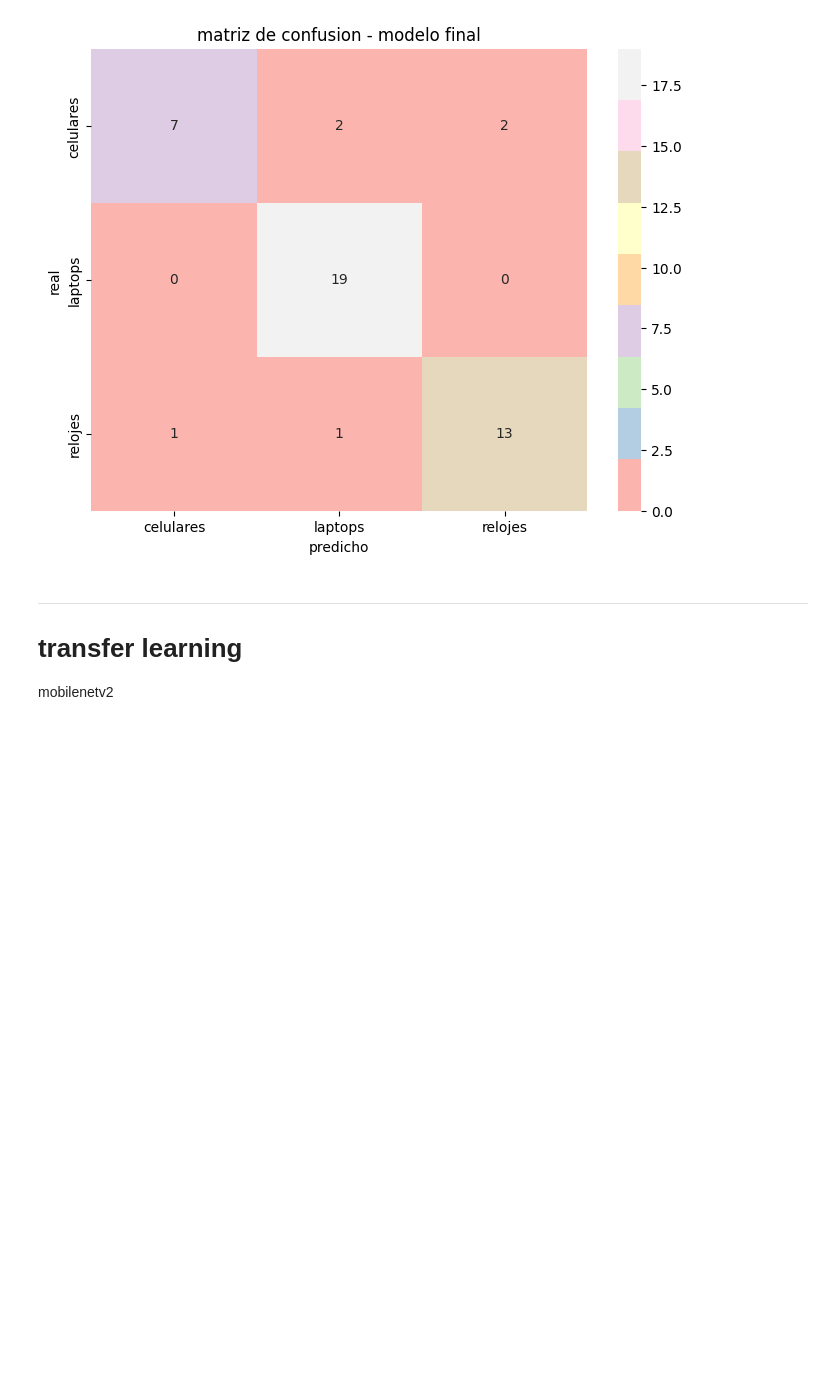
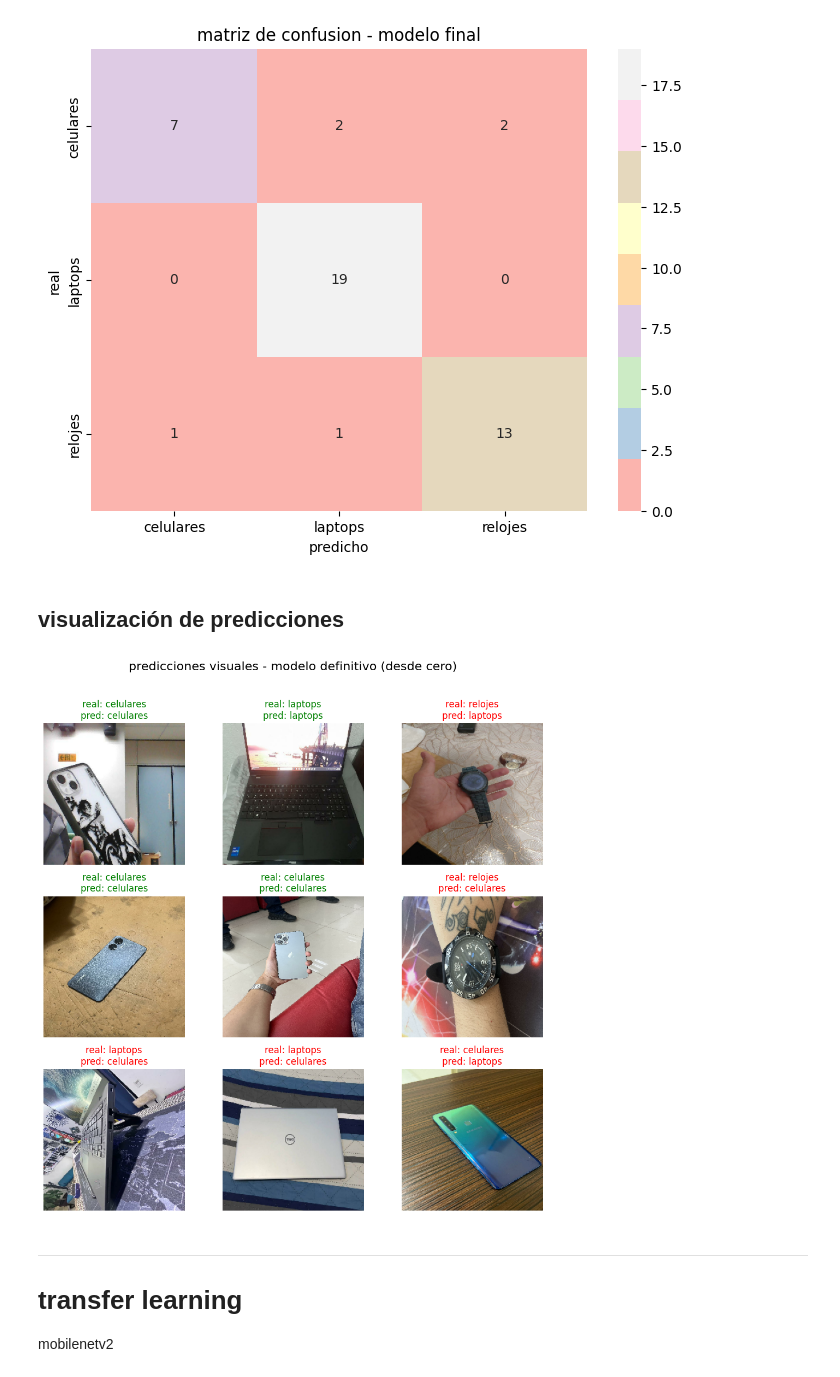
Before and after one commit to nobleststriver/clasificador-objetos, a Jupyter notebook: 1_entrenamiento.ipynb, the cells around one changed output. Saved outputs shown, nothing was run; the diff lists cells and outputs as text; code cells hidden in the pictures; blank space fills up the shorter version.

```diff
--- a/1_entrenamiento.ipynb
+++ b/1_entrenamiento.ipynb
@@ -480,6 +480,35 @@ modelo_final.save('modelo_definitivo.keras')
    macro avg       0.87      0.83      0.84        45
 weighted avg       0.87      0.87      0.86        45
 [figure]
+# %% [markdown]
+## visualización de predicciones
+# %%
+plt.figure(figsize=(10, 10))
+
+for images, labels in val_ds.take(1):
+    preds = modelo_final.predict(images, verbose=0)
+    pred_classes = np.argmax(preds, axis=1)
+
+    # max. 9 imagenes 3x3
+    for i in range(min(9, len(images))):
+        ax = plt.subplot(3, 3, i + 1)
+
+        # keras usa tensors en float, convertimos a uint8 para matplotlib
+        plt.imshow(images[i].numpy().astype("uint8"))
+
+        real_label = class_names[labels[i]]
+        pred_label = class_names[pred_classes[i]]
+
+        color = 'green' if real_label == pred_label else 'red'
+
+        plt.title(f"real: {real_label}\npred: {pred_label}", color=color)
+        plt.axis("off")
+
+plt.suptitle("predicciones visuales - modelo definitivo (desde cero)", fontsize=16, y=1.02)
+plt.tight_layout()
+plt.show()
+# %% [output]
+[figure, added]
 # %% [markdown]
 ---
 # transfer learning
```
Also changed, not shown: parts of 11 cells of this notebook.
